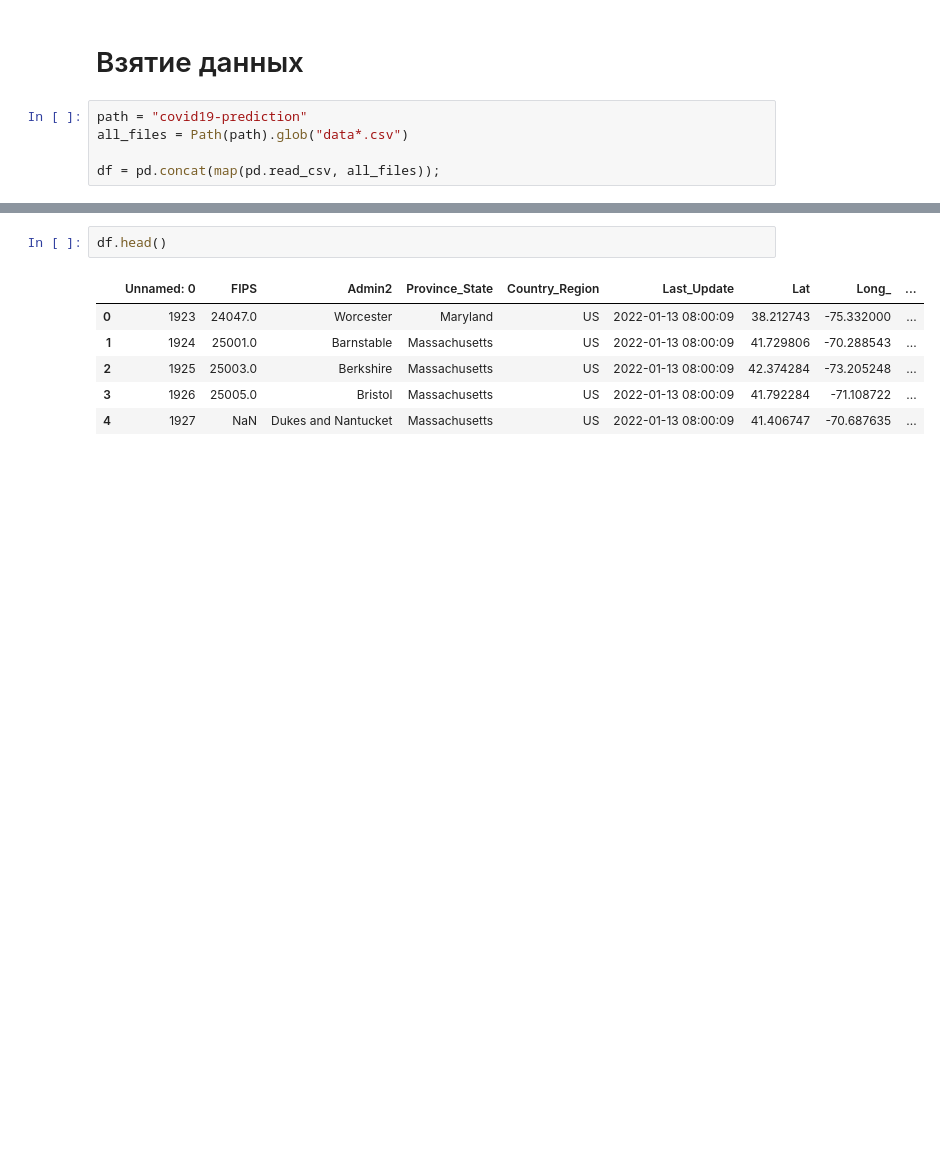
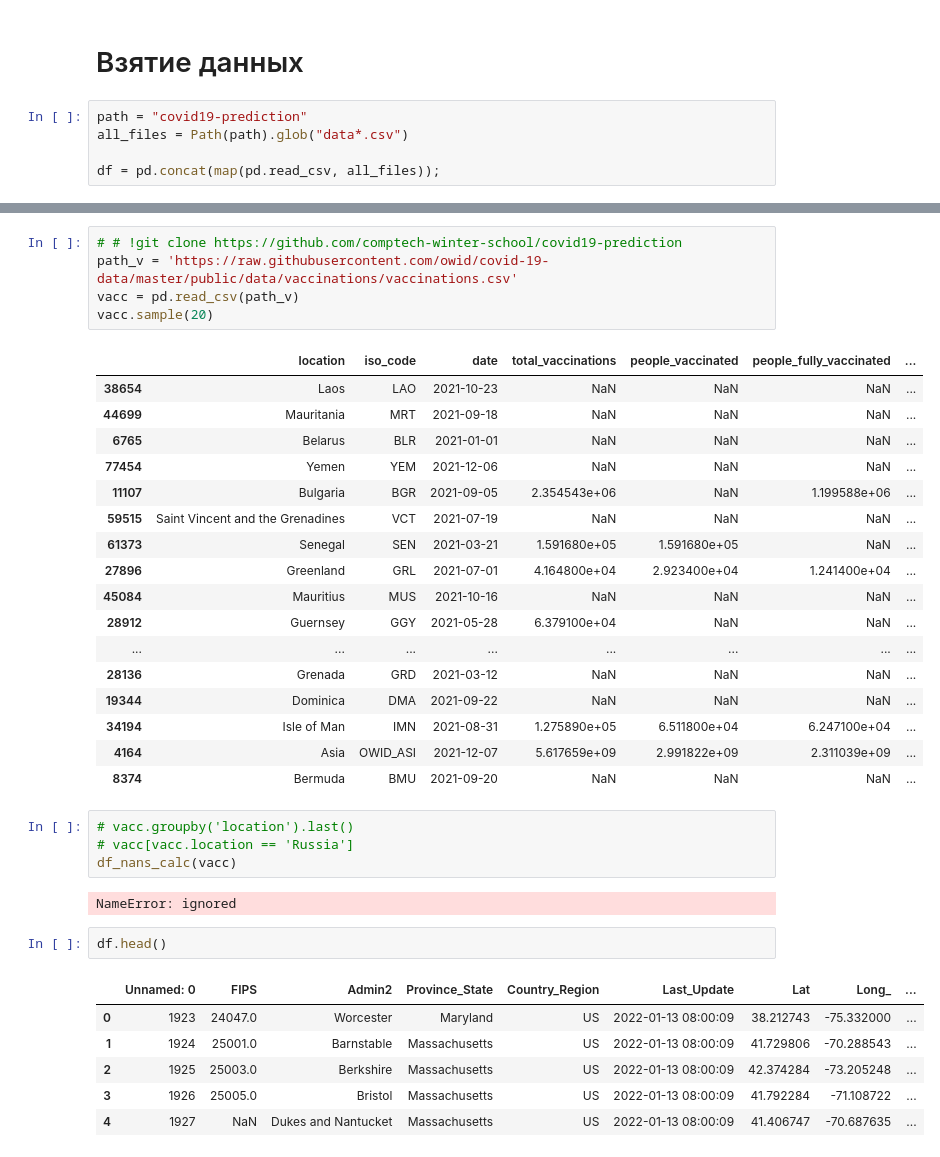
Before and after one commit to akitim/comptech-winter-school-2022_covid19-prediction, a Jupyter notebook: COVID_19_baseline.ipynb, the cells around one changed output, grey strips where cells are left out. Drawn from its saved outputs; the diff is of its cells as text; blank space fills up the shorter version.

```diff
--- a/COVID_19_baseline.ipynb
+++ b/COVID_19_baseline.ipynb
@@ -77,3 +84,32 @@ df = pd.concat(map(pd.read_csv, all_files));
+# %%
+# # !git clone https://github.com/comptech-winter-school/covid19-prediction
+path_v = 'https://raw.githubusercontent.com/owid/covid-19-data/master/public/data/vaccinations/vaccinations.csv'
+vacc = pd.read_csv(path_v)
+vacc.sample(20)
+# %% [output]
+|  | location | iso_code | date | total_vaccinations | people_vaccinated | people_fully_vaccinated | ... |
+| 38654 | Laos | LAO | 2021-10-23 | NaN | NaN | NaN | ... |
+| 44699 | Mauritania | MRT | 2021-09-18 | NaN | NaN | NaN | ... |
+| 6765 | Belarus | BLR | 2021-01-01 | NaN | NaN | NaN | ... |
+| 77454 | Yemen | YEM | 2021-12-06 | NaN | NaN | NaN | ... |
+| 11107 | Bulgaria | BGR | 2021-09-05 | 2.354543e+06 | NaN | 1.199588e+06 | ... |
+| 59515 | Saint Vincent and the Grenadines | VCT | 2021-07-19 | NaN | NaN | NaN | ... |
+| 61373 | Senegal | SEN | 2021-03-21 | 1.591680e+05 | 1.591680e+05 | NaN | ... |
+| 27896 | Greenland | GRL | 2021-07-01 | 4.164800e+04 | 2.923400e+04 | 1.241400e+04 | ... |
+| 45084 | Mauritius | MUS | 2021-10-16 | NaN | NaN | NaN | ... |
+| 28912 | Guernsey | GGY | 2021-05-28 | 6.379100e+04 | NaN | NaN | ... |
+| ... | ... | ... | ... | ... | ... | ... | ... |
+| 28136 | Grenada | GRD | 2021-03-12 | NaN | NaN | NaN | ... |
+| 19344 | Dominica | DMA | 2021-09-22 | NaN | NaN | NaN | ... |
+| 34194 | Isle of Man | IMN | 2021-08-31 | 1.275890e+05 | 6.511800e+04 | 6.247100e+04 | ... |
+| 4164 | Asia | OWID_ASI | 2021-12-07 | 5.617659e+09 | 2.991822e+09 | 2.311039e+09 | ... |
+| 8374 | Bermuda | BMU | 2021-09-20 | NaN | NaN | NaN | ... |
+# %%
+# vacc.groupby('location').last()
+# vacc[vacc.location == 'Russia']
+df_nans_calc(vacc)
+# %% [output]
+NameError: ignored
 # %%
 df.head()
 # %% [output]
```
Also changed, not shown: parts of 6 cells of this notebook.
